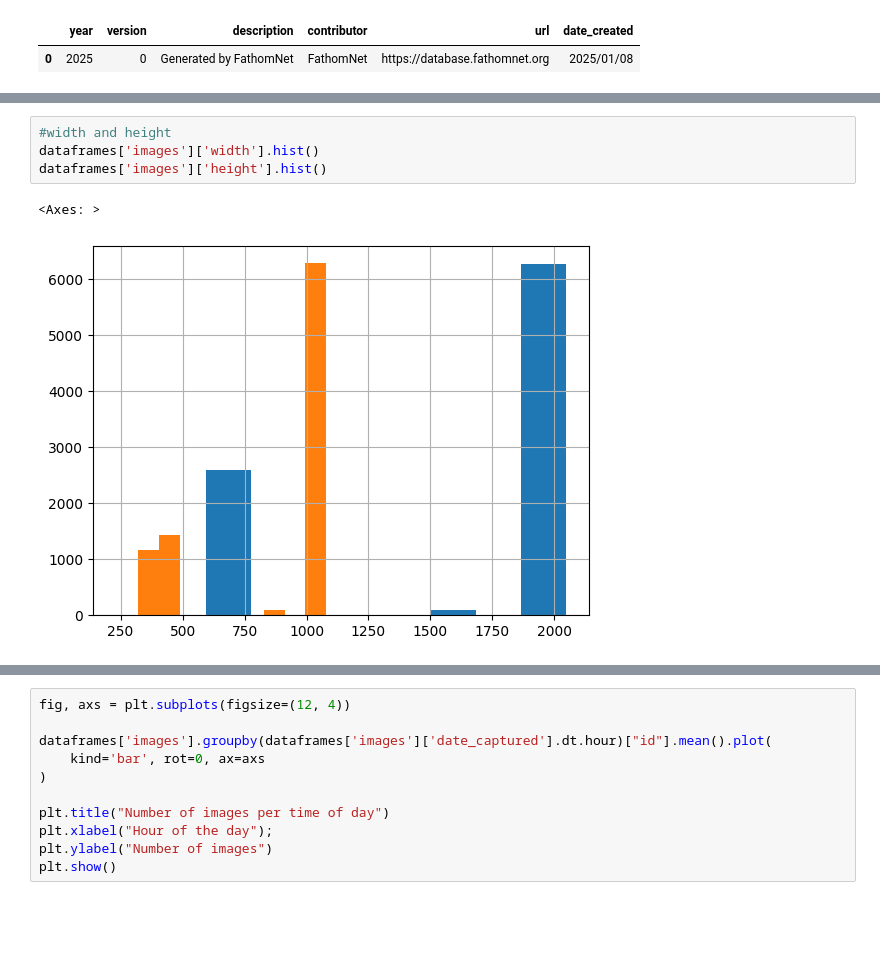
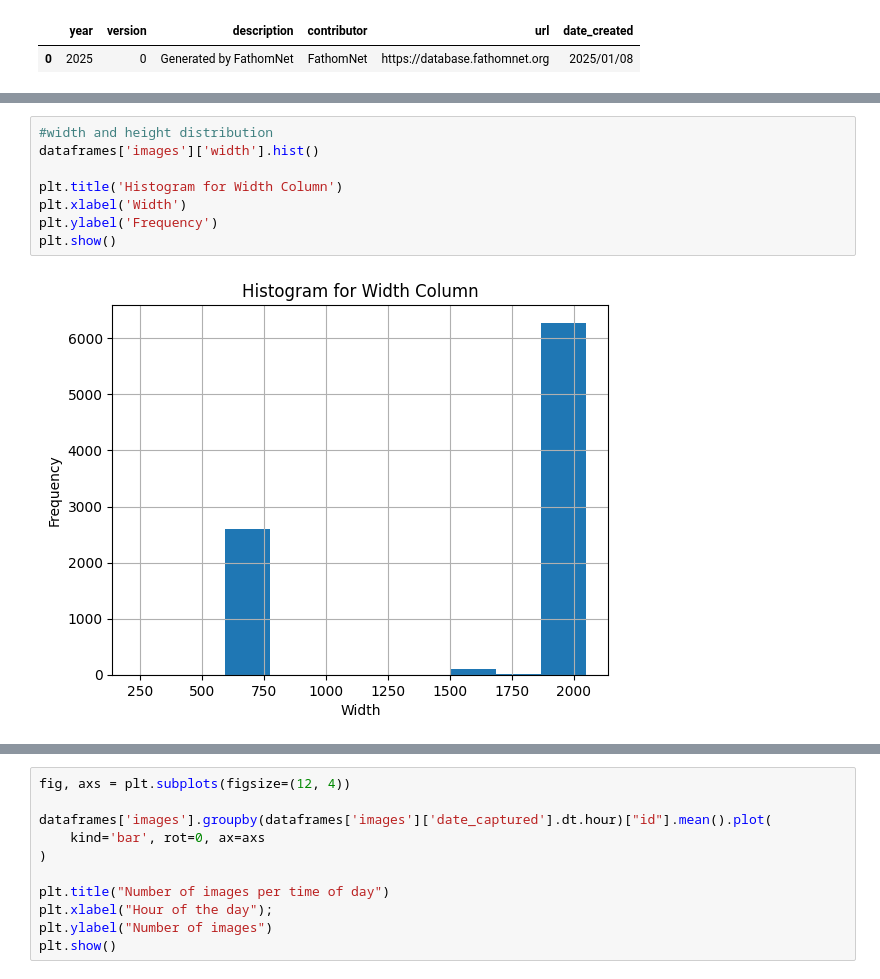
Before and after one commit to JulianaGomez/fathomnet2025, a Jupyter notebook: eda_jgc.ipynb, the cells around one changed output, grey strips where cells are left out. Saved outputs shown, nothing was run; the diff lists cells and outputs as text; blank space fills up the shorter version.

```diff
--- a/eda_jgc.ipynb
+++ b/eda_jgc.ipynb
@@ -134,9 +143,12 @@ Columns flickr_url and coco_url are identical, one column can be discarded.
 All filenames follow the same pattern.
 Images range from 229 to 2048 in width and 237 to 1080 in height.
 # %%
-#width and height
+#width and height distribution
 dataframes['images']['width'].hist()
-dataframes['images']['height'].hist()
+
+plt.title('Histogram for Width Column')
+plt.xlabel('Width')
+plt.ylabel('Frequency')
+plt.show()
 # %% [output]
-<Axes: >
-[figure, old version]
+[figure, new version]
```
Also changed, not shown: parts of 34 cells of this notebook.
